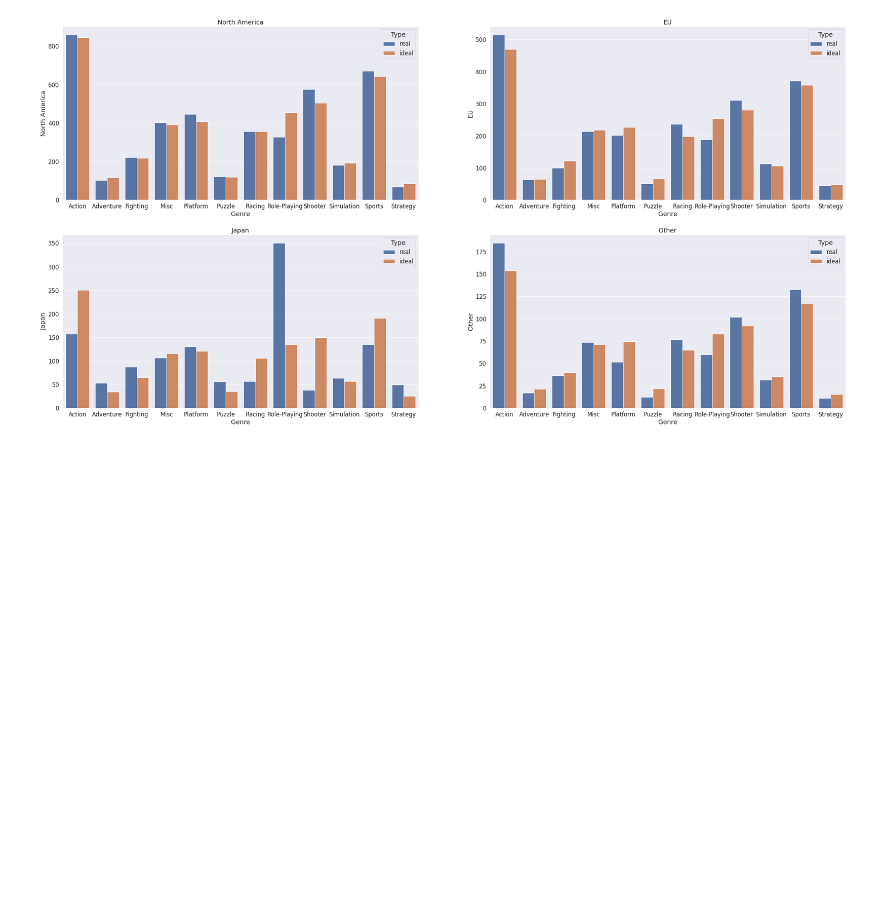
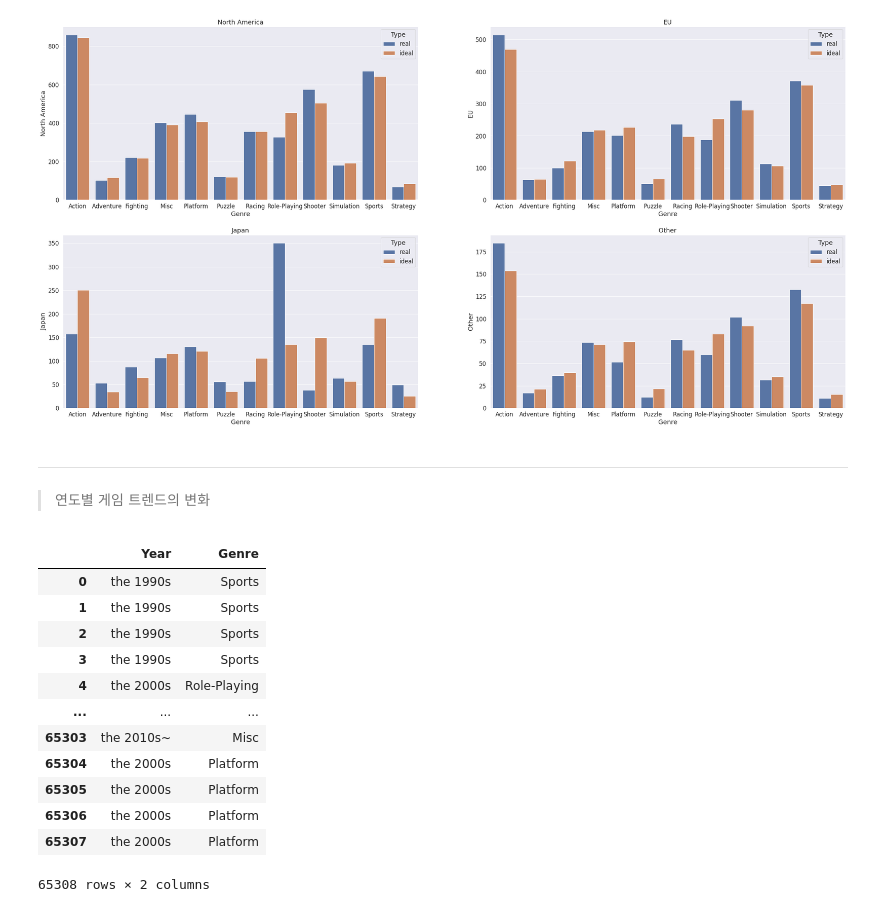
Before and after one commit to IlTACK-OH/Section1_project, a Jupyter notebook: Section1_project.ipynb, the cells around one changed output. Drawn from its saved outputs; the diff is of its cells as text; code cells hidden in the pictures; blank space fills up the shorter version.

```diff
--- a/Section1_project.ipynb
+++ b/Section1_project.ipynb
@@ -555,8 +555,6 @@ print(f'- 카이제곱 독립성검증 결과 -\n North America & EU : {P_value[
 # %%
 ideal_df = pd.DataFrame(sps.chi2_contingency(Sales_df)[3],index= Sales_df.index,
              columns=['North America','EU','Japan','Other'])
-# %%
-pd.set_option('display.float_format', '{:,.3f}'.format)
 # %%
 Sales_df['Type'] = 'real'
 ideal_df['Type'] = 'ideal'
@@ -575,3 +572,7 @@ plt.show
 # %% [output]
 <function matplotlib.pyplot.show(*args, **kw)>
 [figure]
+# %% [markdown]
+---
+
+> 연도별 게임 트렌드의 변화
@@ -577,0 +587,16 @@ plt.show
+# %%
+cat_df
+# %% [output]
+|  | Year | Genre |
+| 0 | the 1990s | Sports |
+| 1 | the 1990s | Sports |
+| 2 | the 1990s | Sports |
+| 3 | the 1990s | Sports |
+| 4 | the 2000s | Role-Playing |
+| ... | ... | ... |
+| 65303 | the 2010s~ | Misc |
+| 65304 | the 2000s | Platform |
+| 65305 | the 2000s | Platform |
+| 65306 | the 2000s | Platform |
+| 65307 | the 2000s | Platform |
+65308 rows × 2 columns
```
Also changed, not shown: parts of 8 cells of this notebook.
